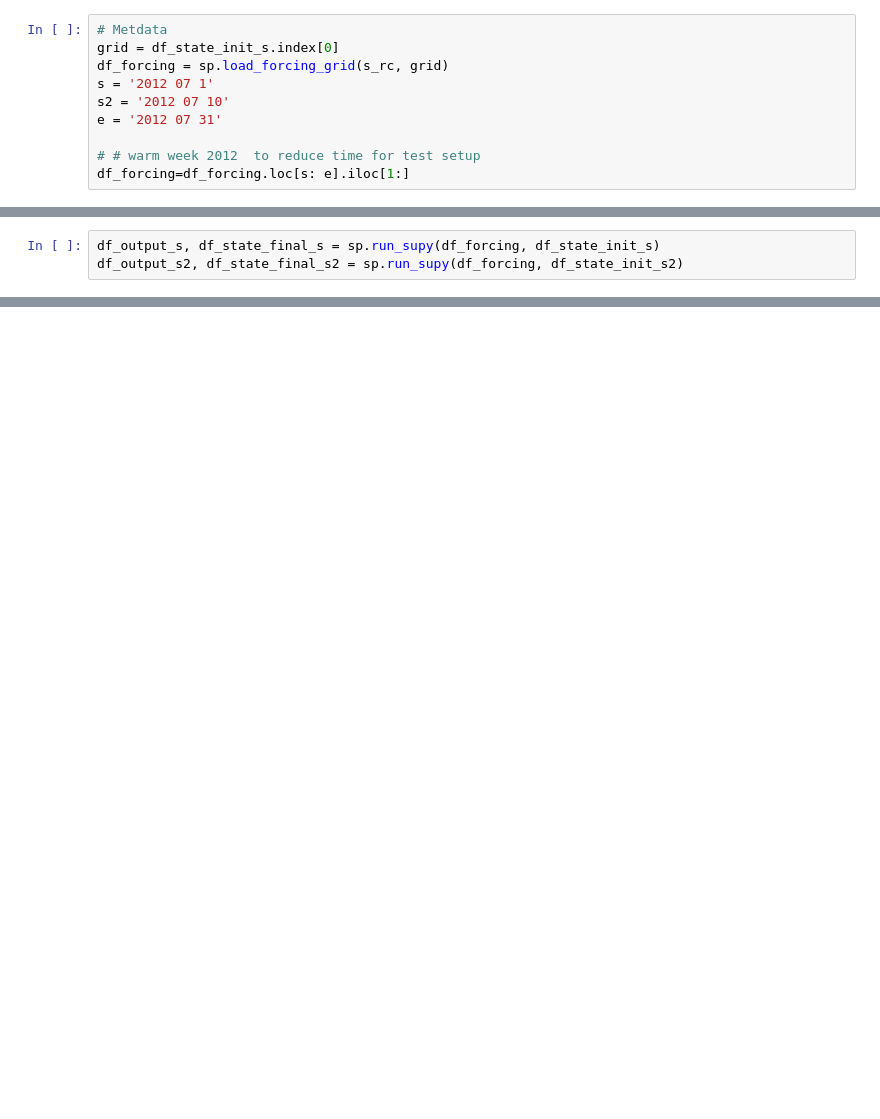
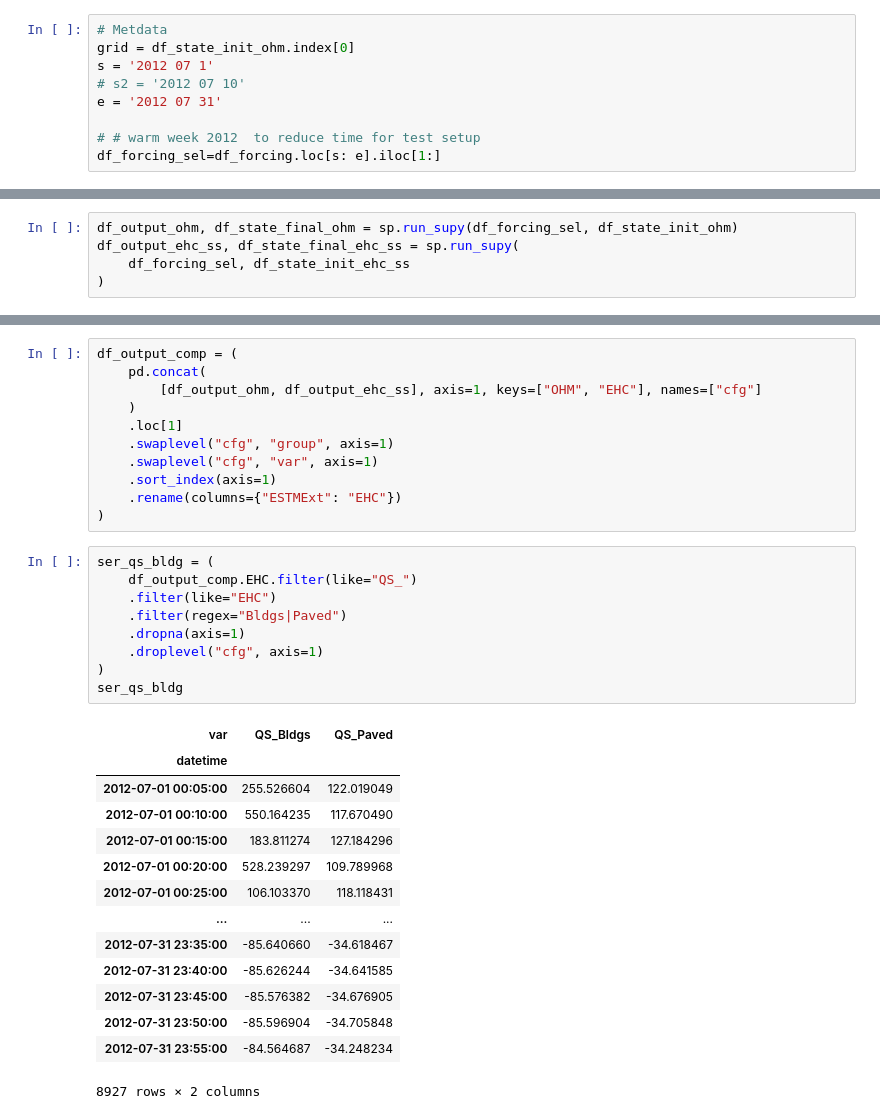
Before and after one commit to gusbacos/SUEWS_DB_Typology_test, a Jupyter notebook: code/test-coupling_SS_ECH.ipynb, the cells around one changed output, grey strips where cells are left out. Cells and saved outputs as stored; diff of their text form; blank space fills up the shorter version.

```diff
--- a/code/test-coupling_SS_ECH.ipynb
+++ b/code/test-coupling_SS_ECH.ipynb
@@ -32,10 +86,9 @@ df_state_init_s2.netradiationmethod
 # %%
 # Metdata
-grid = df_state_init_s.index[0]
-df_forcing = sp.load_forcing_grid(s_rc, grid)
+grid = df_state_init_ohm.index[0]
 s = '2012 07 1'
-s2 = '2012 07 10'
+# s2 = '2012 07 10'
 e = '2012 07 31'
 
 # # warm week 2012  to reduce time for test setup
-df_forcing=df_forcing.loc[s: e].iloc[1:]
+df_forcing_sel=df_forcing.loc[s: e].iloc[1:]
@@ -44,3 +94,0 @@ df_forcing=df_forcing.loc[s: e].iloc[1:]
-# %%
-df_output_s, df_state_final_s = sp.run_supy(df_forcing, df_state_init_s)
-df_output_s2, df_state_final_s2 = sp.run_supy(df_forcing, df_state_init_s2)
@@ -82,0 +95,5 @@ df_merge.loc[splot:eplot,[var]].plot(figsize=(15,10), title='Qs for one warm wee
+# %%
+df_output_ohm, df_state_final_ohm = sp.run_supy(df_forcing_sel, df_state_init_ohm)
+df_output_ehc_ss, df_state_final_ehc_ss = sp.run_supy(
+    df_forcing_sel, df_state_init_ehc_ss
+)
@@ -82,0 +120,35 @@ df_merge.loc[splot:eplot,[var]].plot(figsize=(15,10), title='Qs for one warm wee
+# %%
+df_output_comp = (
+    pd.concat(
+        [df_output_ohm, df_output_ehc_ss], axis=1, keys=["OHM", "EHC"], names=["cfg"]
+    )
+    .loc[1]
+    .swaplevel("cfg", "group", axis=1)
+    .swaplevel("cfg", "var", axis=1)
+    .sort_index(axis=1)
+    .rename(columns={"ESTMExt": "EHC"})
+)
+# %%
+ser_qs_bldg = (
+    df_output_comp.EHC.filter(like="QS_")
+    .filter(like="EHC")
+    .filter(regex="Bldgs|Paved")
+    .dropna(axis=1)
+    .droplevel("cfg", axis=1)
+)
+ser_qs_bldg
+# %% [output]
+| var | QS_Bldgs | QS_Paved |
+| datetime |  |  |
+| 2012-07-01 00:05:00 | 255.526604 | 122.019049 |
+| 2012-07-01 00:10:00 | 550.164235 | 117.670490 |
+| 2012-07-01 00:15:00 | 183.811274 | 127.184296 |
+| 2012-07-01 00:20:00 | 528.239297 | 109.789968 |
+| 2012-07-01 00:25:00 | 106.103370 | 118.118431 |
+| ... | ... | ... |
+| 2012-07-31 23:35:00 | -85.640660 | -34.618467 |
+| 2012-07-31 23:40:00 | -85.626244 | -34.641585 |
+| 2012-07-31 23:45:00 | -85.576382 | -34.676905 |
+| 2012-07-31 23:50:00 | -85.596904 | -34.705848 |
+| 2012-07-31 23:55:00 | -84.564687 | -34.248234 |
+8927 rows × 2 columns
```
Also changed, not shown: parts of 12 cells of this notebook.
